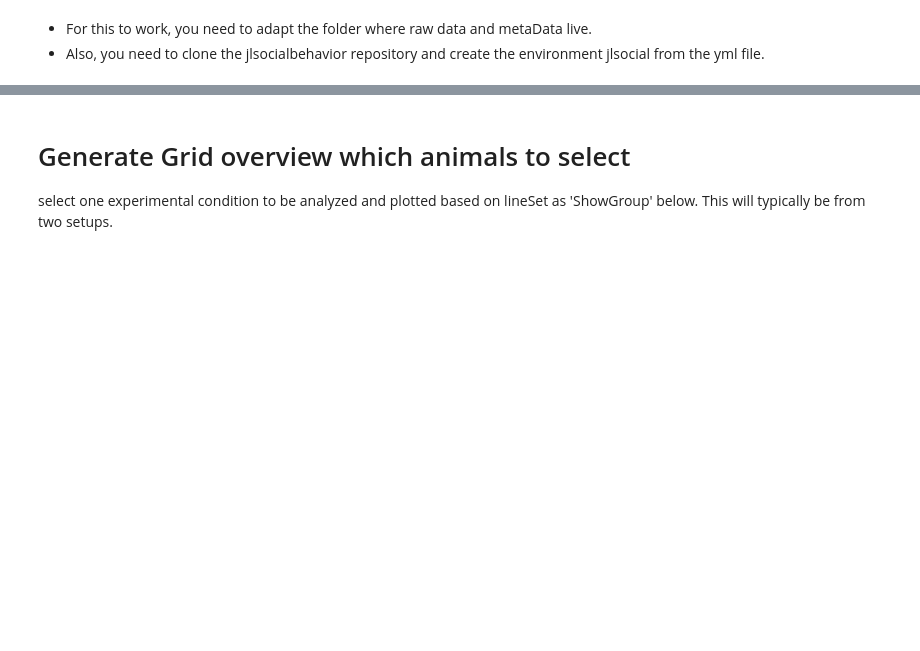
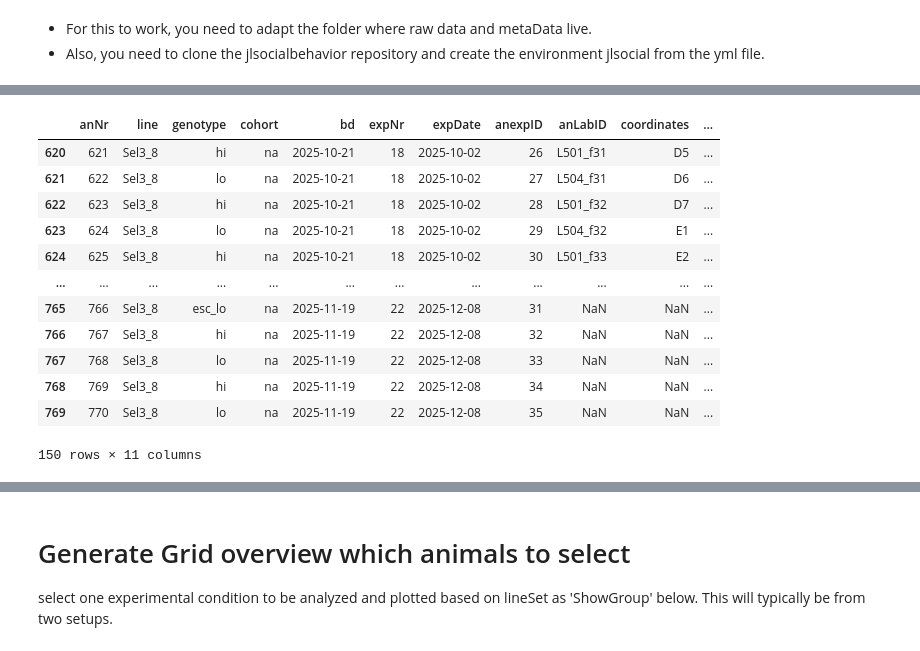
Before and after one commit to cryez/jlsocialbehavior, a Jupyter notebook: exampleAnalysis/ShoalingSelectionAnalysis_2025_slim_clean.ipynb, the cells around one changed output, grey strips where cells are left out. Cells and saved outputs as stored; diff of their text form; code cells hidden in the pictures; blank space fills up the shorter version.

```diff
--- a/exampleAnalysis/ShoalingSelectionAnalysis_2025_slim_clean.ipynb
+++ b/exampleAnalysis/ShoalingSelectionAnalysis_2025_slim_clean.ipynb
@@ -61,12 +96,28 @@ info
 # %%
 # infoAn=pd.read_excel(metaFolder+metaFile, sheet_name='AllAn',parse_dates=['bd','expDate'])
 # infoAn['bd'] = pd.to_datetime(infoAn['bd'], format='%Y%m%d')
 # infoAn['expDate'] = pd.to_datetime(infoAn['expDate'], format='%Y%m%d')
 # infoAn.tail()
 
+#Save metadata sheet with individual animal info into the 'infoAn' table
+
 infoAn = pd.read_excel(metaFolder + metaFile, sheet_name='AllAn')
 infoAn['bd'] = pd.to_datetime(infoAn['bd'], format='%d-%m-%Y', dayfirst=True)
 infoAn['expDate'] = pd.to_datetime(infoAn['expDate'], format='%d-%m-%Y', dayfirst=True)
-infoAn.tail()
+infoAn.tail(150)
+# %% [output]
+|  | anNr | line | genotype | cohort | bd | expNr | expDate | anexpID | anLabID | coordinates | ... |
+| 620 | 621 | Sel3_8 | hi | na | 2025-10-21 | 18 | 2025-10-02 | 26 | L501_f31 | D5 | ... |
+| 621 | 622 | Sel3_8 | lo | na | 2025-10-21 | 18 | 2025-10-02 | 27 | L504_f31 | D6 | ... |
+| 622 | 623 | Sel3_8 | hi | na | 2025-10-21 | 18 | 2025-10-02 | 28 | L501_f32 | D7 | ... |
+| 623 | 624 | Sel3_8 | lo | na | 2025-10-21 | 18 | 2025-10-02 | 29 | L504_f32 | E1 | ... |
+| 624 | 625 | Sel3_8 | hi | na | 2025-10-21 | 18 | 2025-10-02 | 30 | L501_f33 | E2 | ... |
+| ... | ... | ... | ... | ... | ... | ... | ... | ... | ... | ... | ... |
+| 765 | 766 | Sel3_8 | esc_lo | na | 2025-11-19 | 22 | 2025-12-08 | 31 | NaN | NaN | ... |
+| 766 | 767 | Sel3_8 | hi | na | 2025-11-19 | 22 | 2025-12-08 | 32 | NaN | NaN | ... |
+| 767 | 768 | Sel3_8 | lo | na | 2025-11-19 | 22 | 2025-12-08 | 33 | NaN | NaN | ... |
+| 768 | 769 | Sel3_8 | hi | na | 2025-11-19 | 22 | 2025-12-08 | 34 | NaN | NaN | ... |
+| 769 | 770 | Sel3_8 | lo | na | 2025-11-19 | 22 | 2025-12-08 | 35 | NaN | NaN | ... |
+150 rows × 11 columns
 # %%
 infoAn.genotype.unique()
```
Also changed, not shown: parts of 13 cells of this notebook, 1 other file.
